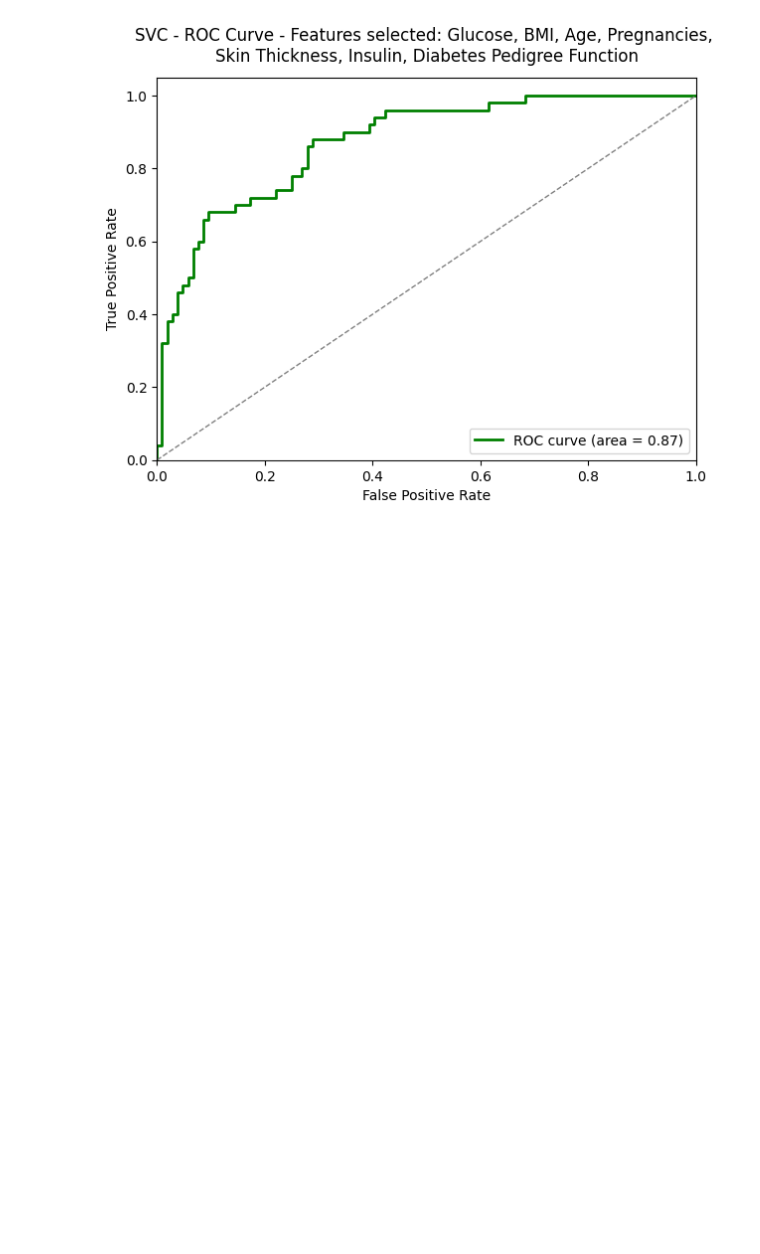
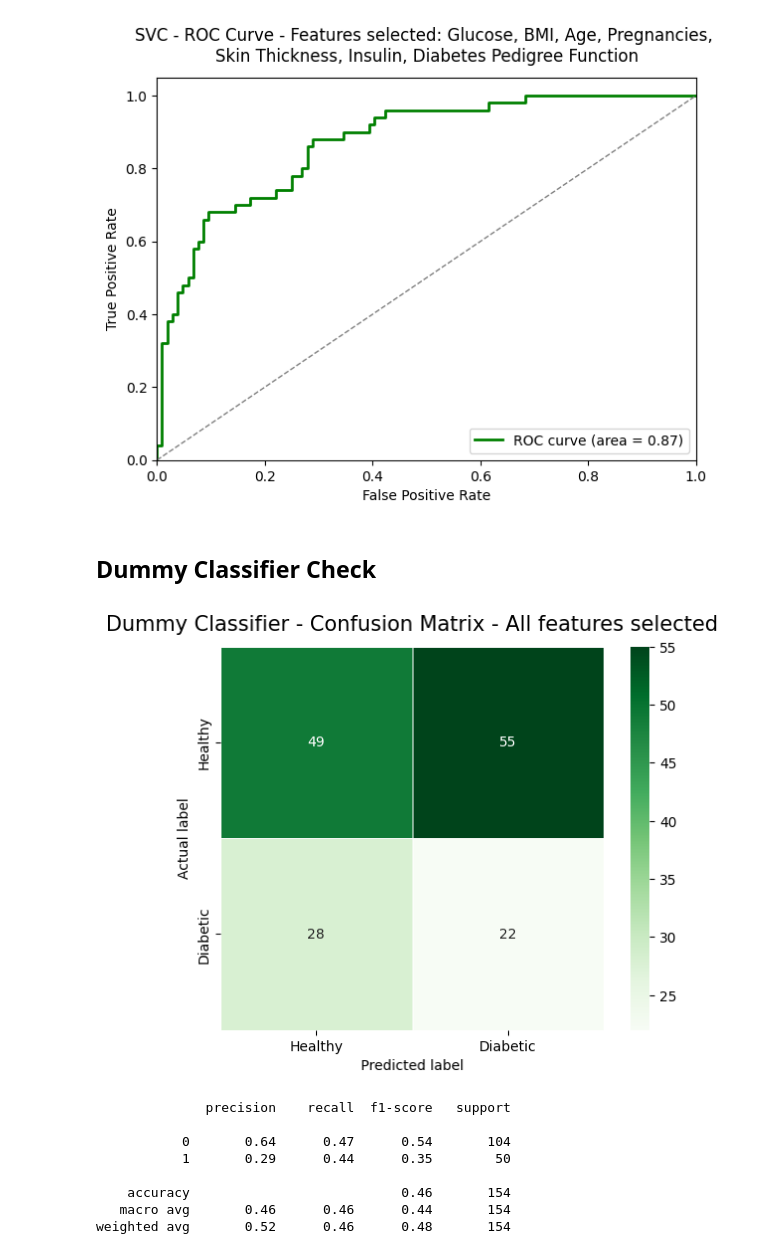
Before and after one commit to Bluxen/DA-Project1, a Jupyter notebook: 13_diabetes_prediction.ipynb, the cells around one changed output. Drawn from its saved outputs; the diff is of its cells as text; code cells hidden in the pictures; blank space fills up the shorter version.

```diff
--- a/13_diabetes_prediction.ipynb
+++ b/13_diabetes_prediction.ipynb
@@ -861,3 +869,41 @@ plt.legend(loc="lower right")
 plt.show()
 # %% [output]
 [figure]
+# %% [markdown]
+## Dummy Classifier Check
+# %%
+# dummy classifier model
+X = diabetes.drop('Outcome', axis=1)
+y = diabetes['Outcome']
+
+X_train, X_test, y_train, y_test = train_test_split(X, y, test_size=0.2, random_state=23)
+
+model = DummyClassifier(strategy='uniform')
+model.fit(X_train, y_train)
+
+predictions = model.predict(X_test)
+accuracy_scores.append(accuracy_score(y_test, predictions))
+
+# confusion matrix
+cm = confusion_matrix(y_test, predictions)
+
+# confusion matrix heatmap
+plt.figure(figsize=(7,5))
+sns.heatmap(cm, annot=True, fmt=".0f", linewidths=.5, square = True, cmap = 'Greens',
+            xticklabels=['Healthy', 'Diabetic'], yticklabels=['Healthy', 'Diabetic'])
+plt.ylabel('Actual label')
+plt.xlabel('Predicted label')
+plt.title('Dummy Classifier - Confusion Matrix - All features selected', size = 15, y = 1.02)
+plt.show()
+
+print(classification_report(y_test, predictions))
+# %% [output]
+[figure, added]
+              precision    recall  f1-score   support
+
+           0       0.64      0.47      0.54       104
+           1       0.29      0.44      0.35        50
+
+    accuracy                           0.46       154
+   macro avg       0.46      0.46      0.44       154
+weighted avg       0.52      0.46      0.48       154
```
Also changed, not shown: parts of 5 cells of this notebook.
